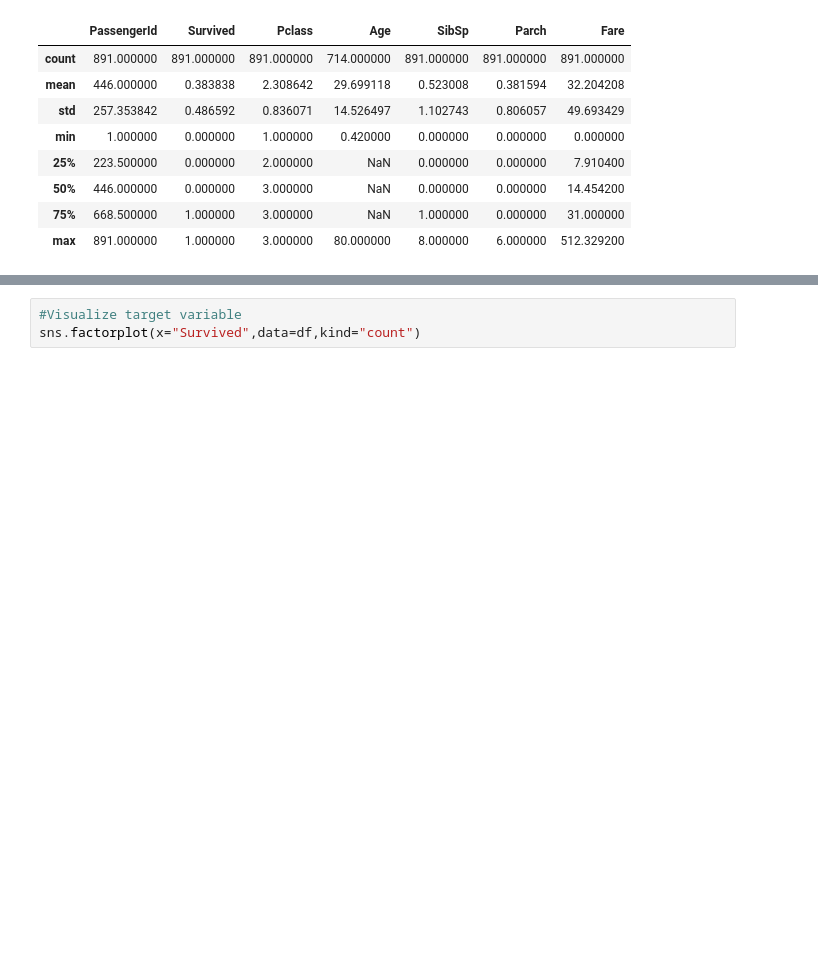
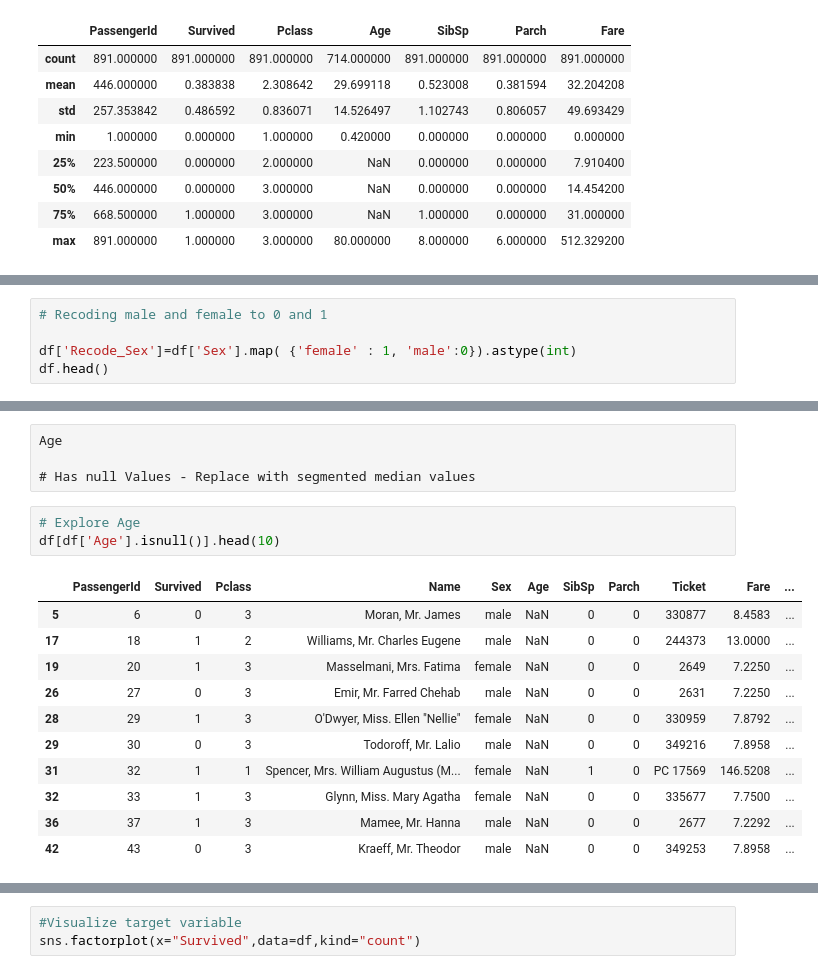
Before and after one commit to LEJAGTAGT/Kaggle---Titanic, a Jupyter notebook: Titanic - 07252016.ipynb, the cells around one changed output, grey strips where cells are left out. Cells and saved outputs as stored; diff of their text form; blank space fills up the shorter version.

```diff
--- a/Titanic - 07252016.ipynb
+++ b/Titanic - 07252016.ipynb
@@ -123,0 +151,5 @@ df.describe()
+# %%
+# Recoding male and female to 0 and 1
+
+df['Recode_Sex']=df['Sex'].map( {'female' : 1, 'male':0}).astype(int)
+df.head()
@@ -123,0 +163,19 @@ df.describe()
+# %% [raw]
+Age
+
+# Has null Values - Replace with segmented median values
+# %%
+# Explore Age
+df[df['Age'].isnull()].head(10)
+# %% [output]
+|  | PassengerId | Survived | Pclass | Name | Sex | Age | SibSp | Parch | Ticket | Fare | ... |
+| 5 | 6 | 0 | 3 | Moran, Mr. James | male | NaN | 0 | 0 | 330877 | 8.4583 | ... |
+| 17 | 18 | 1 | 2 | Williams, Mr. Charles Eugene | male | NaN | 0 | 0 | 244373 | 13.0000 | ... |
+| 19 | 20 | 1 | 3 | Masselmani, Mrs. Fatima | female | NaN | 0 | 0 | 2649 | 7.2250 | ... |
+| 26 | 27 | 0 | 3 | Emir, Mr. Farred Chehab | male | NaN | 0 | 0 | 2631 | 7.2250 | ... |
+| 28 | 29 | 1 | 3 | O'Dwyer, Miss. Ellen "Nellie" | female | NaN | 0 | 0 | 330959 | 7.8792 | ... |
+| 29 | 30 | 0 | 3 | Todoroff, Mr. Lalio | male | NaN | 0 | 0 | 349216 | 7.8958 | ... |
+| 31 | 32 | 1 | 1 | Spencer, Mrs. William Augustus (M... | female | NaN | 1 | 0 | PC 17569 | 146.5208 | ... |
+| 32 | 33 | 1 | 3 | Glynn, Miss. Mary Agatha | female | NaN | 0 | 0 | 335677 | 7.7500 | ... |
+| 36 | 37 | 1 | 3 | Mamee, Mr. Hanna | male | NaN | 0 | 0 | 2677 | 7.2292 | ... |
+| 42 | 43 | 0 | 3 | Kraeff, Mr. Theodor | male | NaN | 0 | 0 | 349253 | 7.8958 | ... |
```
Also changed, not shown: parts of 66 cells of this notebook.
